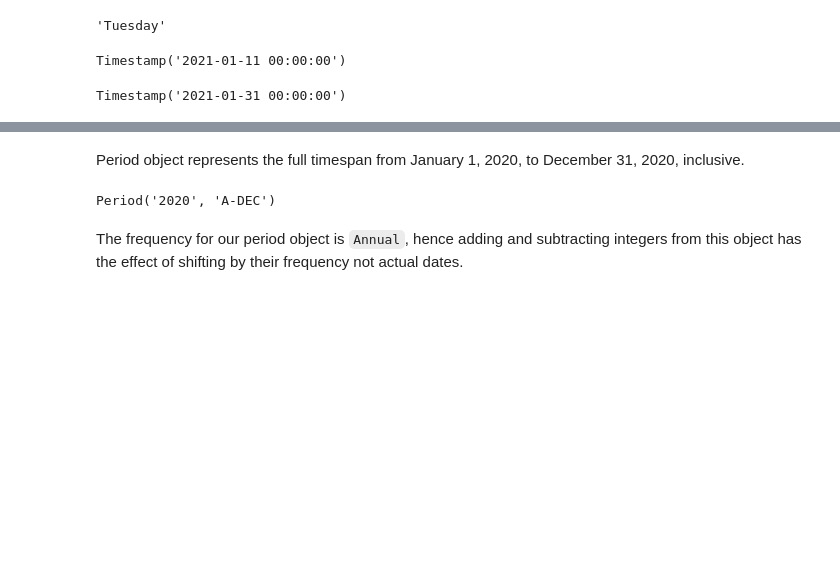
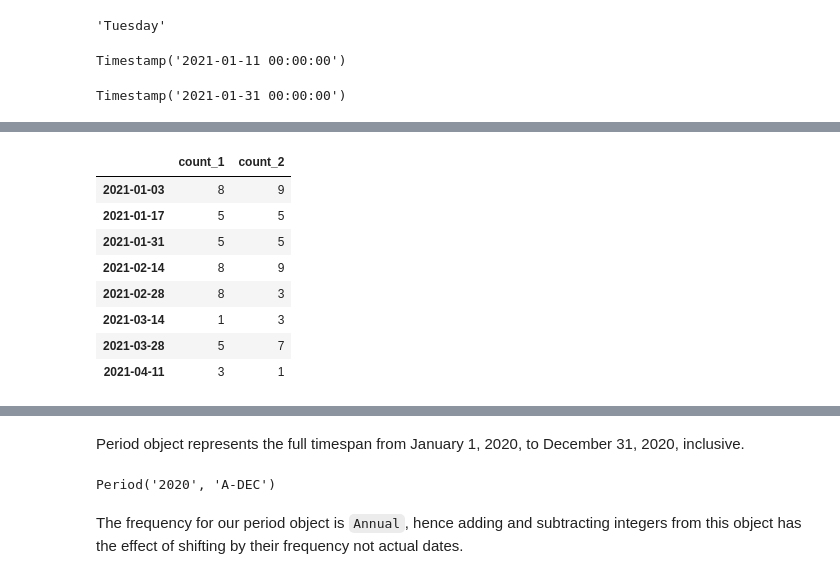
Before and after one commit to Okroshiashvili/Data_Analysis_Python, a Jupyter notebook: Lecture 8/Time_Series.ipynb, the cells around one changed output, grey strips where cells are left out. Saved outputs shown, nothing was run; the diff lists cells and outputs as text; code cells hidden in the pictures; blank space fills up the shorter version.

```diff
--- a/Lecture 8/Time_Series.ipynb
+++ b/Lecture 8/Time_Series.ipynb
@@ -449,0 +553,16 @@ Periods represent timespans, like days, months, quarters, or years. The Period c
+# %%
+df.truncate(before="2021-01-31") # Truncate all rows before this index value
+
+df.truncate(after="2021-01-31") # Truncate all rows after this index value
+
+df.truncate(before="2021-01-03", after="2021-04-11") # Truncate before and after these index values
+# %% [output]
+|  | count_1 | count_2 |
+| 2021-01-03 | 8 | 9 |
+| 2021-01-17 | 5 | 5 |
+| 2021-01-31 | 5 | 5 |
+| 2021-02-14 | 8 | 9 |
+| 2021-02-28 | 8 | 3 |
+| 2021-03-14 | 1 | 3 |
+| 2021-03-28 | 5 | 7 |
+| 2021-04-11 | 3 | 1 |
```
Also changed, not shown: parts of 40 cells of this notebook.
